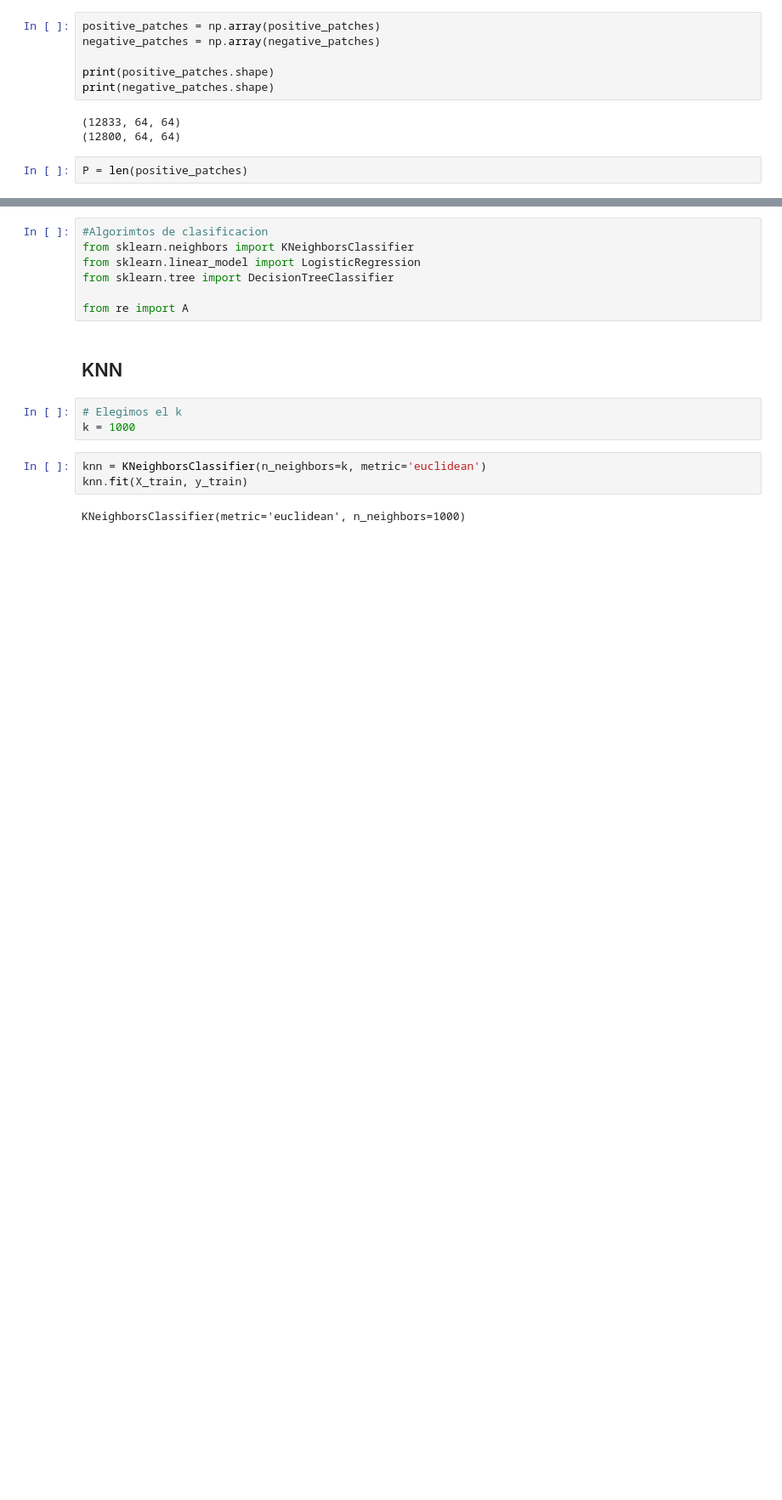
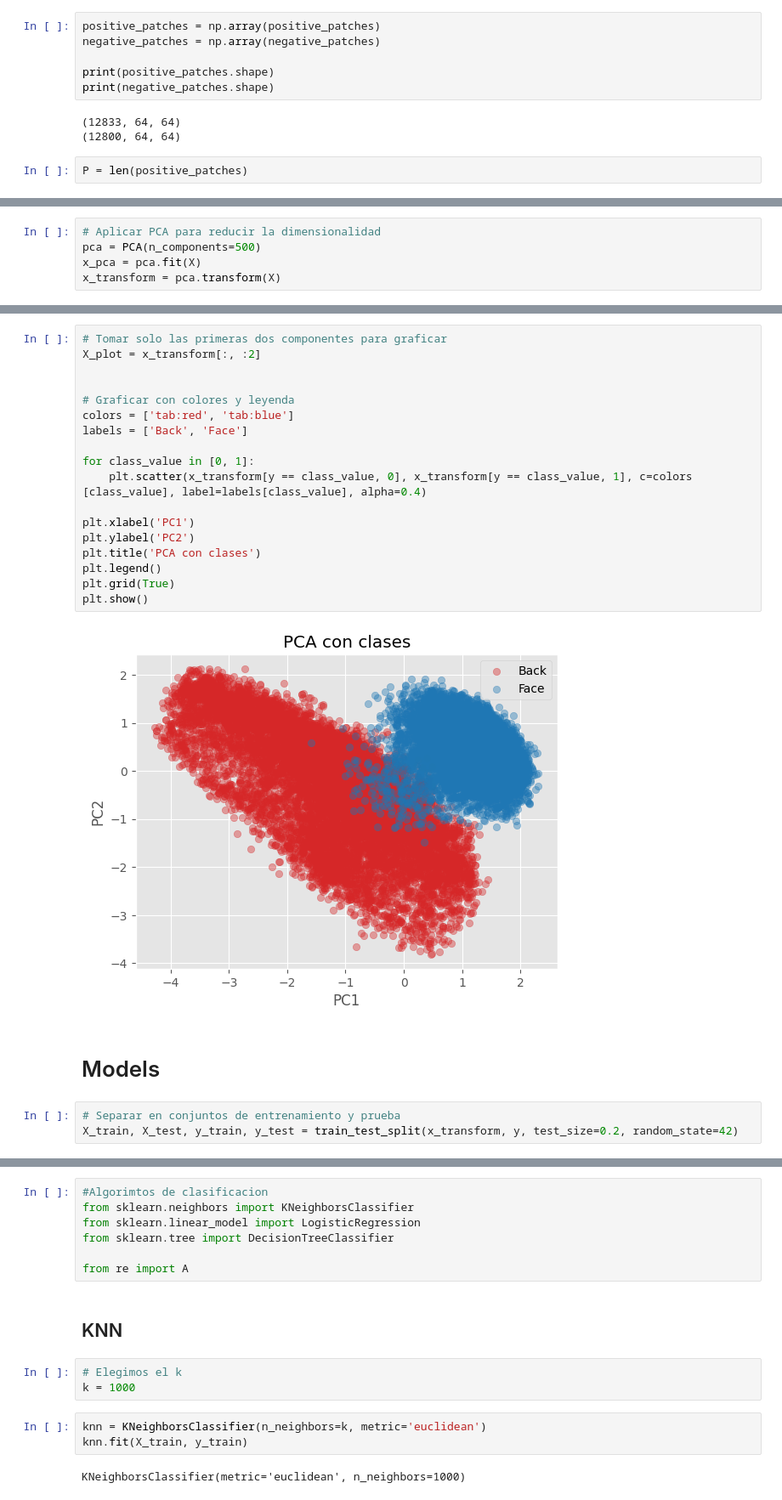
Before and after one commit to rodrigobeniteza/ORT-AI, a Jupyter notebook: ML para AI/Obligatorio/PCA_and_model.ipynb, the cells around one changed output, grey strips where cells are left out. Shown at 85% size. Cells and saved outputs as stored; diff of their text form; blank space fills up the shorter version.

```diff
--- a/ML para AI/Obligatorio/PCA_and_model.ipynb
+++ b/ML para AI/Obligatorio/PCA_and_model.ipynb
@@ -61,0 +59,5 @@ X_train, X_test, y_train, y_test = train_test_split(X, y, test_size=0.2, random_
+# %%
+# Aplicar PCA para reducir la dimensionalidad
+pca = PCA(n_components=500)
+x_pca = pca.fit(X)
+x_transform = pca.transform(X)
@@ -62,3 +144,28 @@ X_train, X_test, y_train, y_test = train_test_split(X, y, test_size=0.2, random_
+# %%
+# Tomar solo las primeras dos componentes para graficar
+X_plot = x_transform[:, :2]
+
+
+# Graficar con colores y leyenda
+colors = ['tab:red', 'tab:blue']
+labels = ['Back', 'Face']
+
+for class_value in [0, 1]:
+    plt.scatter(x_transform[y == class_value, 0], x_transform[y == class_value, 1], c=colors [class_value], label=labels[class_value], alpha=0.4)
+
+plt.xlabel('PC1')
+plt.ylabel('PC2')
+plt.title('PCA con clases')
+plt.legend()
+plt.grid(True)
+plt.show()
+# %% [output]
+[figure, added]
+# %% [markdown]
+# Models
+# %%
+# Separar en conjuntos de entrenamiento y prueba
+X_train, X_test, y_train, y_test = train_test_split(x_transform, y, test_size=0.2, random_state=42)
 # %%
 print(X_train.shape)
 print(X_test.shape)
```
Also changed, not shown: parts of 16 cells of this notebook.
